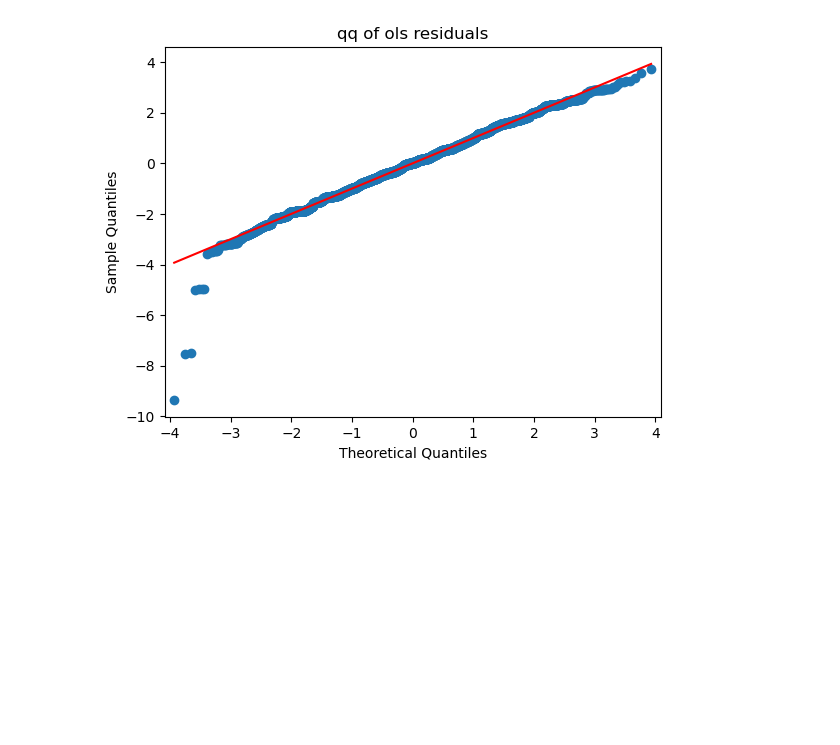
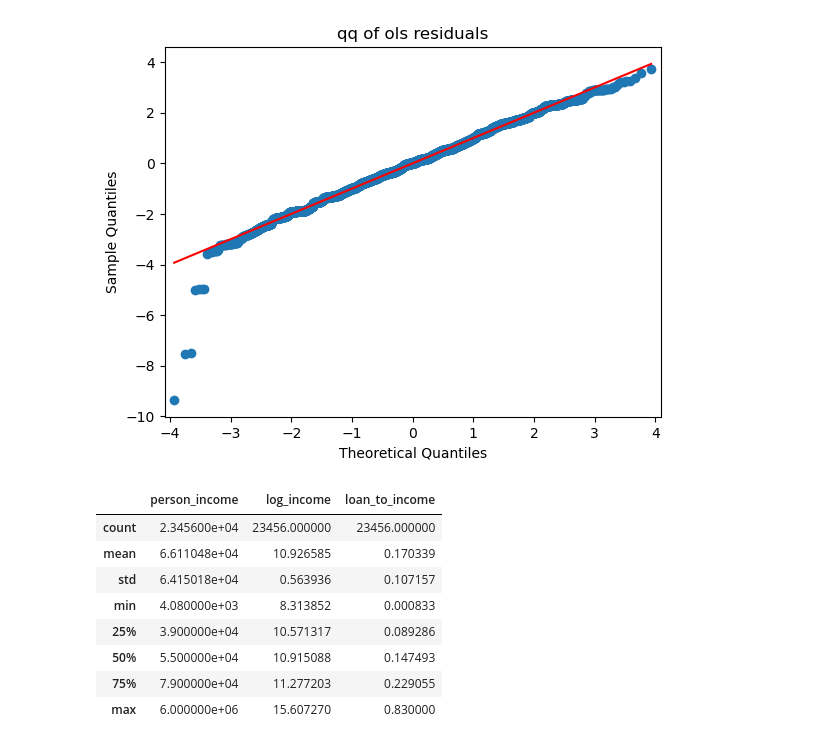
Before and after one commit to kitsungaa/credit-risk-ml, a Jupyter notebook: credit_risk_analysis.ipynb, the cells around one changed output. Drawn from its saved outputs; the diff is of its cells as text; code cells hidden in the pictures; blank space fills up the shorter version.

```diff
--- a/credit_risk_analysis.ipynb
+++ b/credit_risk_analysis.ipynb
@@ -552,3 +552,6 @@ plt.title('qq of ols residuals')
 plt.show()
 # %% [output]
 [figure]
+# %%
+X_train_fe = X_train.copy()
+X_test_fe = X_test.copy()
@@ -554,0 +565,12 @@ plt.show()
+# %%
+X_train_fe[['person_income', 'log_income', 'loan_to_income']].describe()
+# %% [output]
+|  | person_income | log_income | loan_to_income |
+| count | 2.345600e+04 | 23456.000000 | 23456.000000 |
+| mean | 6.611048e+04 | 10.926585 | 0.170339 |
+| std | 6.415018e+04 | 0.563936 | 0.107157 |
+| min | 4.080000e+03 | 8.313852 | 0.000833 |
+| 25% | 3.900000e+04 | 10.571317 | 0.089286 |
+| 50% | 5.500000e+04 | 10.915088 | 0.147493 |
+| 75% | 7.900000e+04 | 11.277203 | 0.229055 |
+| max | 6.000000e+06 | 15.607270 | 0.830000 |
```
Also changed, not shown: parts of 1 cell of this notebook.
